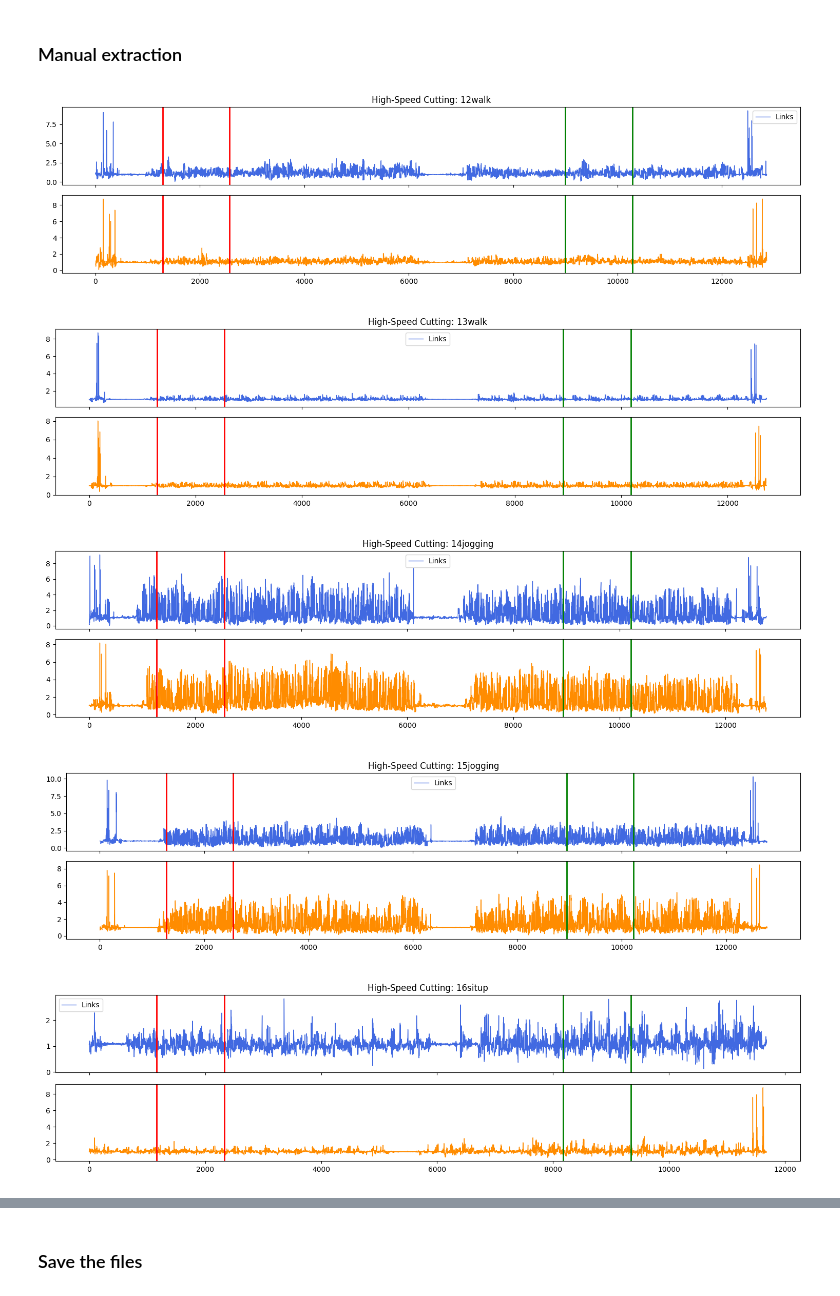
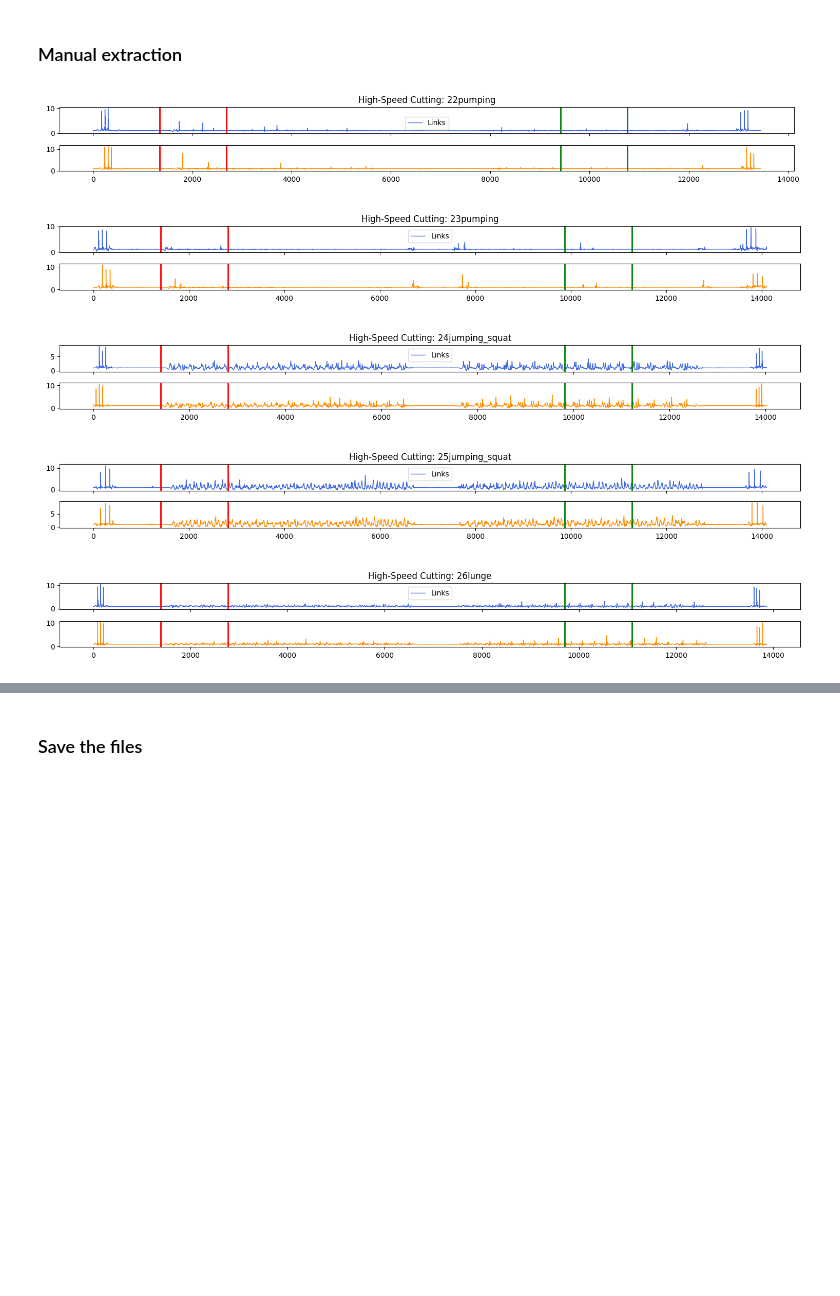
Before and after one commit to amilin23/HAR_Projekt, a Jupyter notebook: notebooks/sync_and_extract.ipynb, the cells around one changed output, grey strips where cells are left out. Drawn from its saved outputs; the diff is of its cells as text; code cells hidden in the pictures; blank space fills up the shorter version.

Commit message:
new data trimmed, small changes to config and file loading

```diff
--- a/notebooks/sync_and_extract.ipynb
+++ b/notebooks/sync_and_extract.ipynb
@@ -18,4 +18,6 @@ TRIMMED_DATA_ROOT
 # %%
-filenames = os.listdir(TRIMMED_DATA_ROOT)
+existing = [filename[:2] for filename in os.listdir(ACTIVE_SECTIONS_DATA_ROOT)]
+filenames = [filename for filename in os.listdir(TRIMMED_DATA_ROOT) if filename[:2] not in existing]
+remaining = [name[:2] for i, name in enumerate(filenames) if i % 2 != 1]
 filenames
 # %% [output]
@@ -69,6 +71,6 @@ dfs[0][0]
 ### Synchronisation
 # %%
 for dfL, dfR in dfs:
-    dfL["acc_mag"] = accel_mag_from_df(dfL)
-    dfR["acc_mag"] = accel_mag_from_df(dfR)
-dfs_synced = [simple_clap_sync(dfL, dfR, search_sec=10) for dfL, dfR in dfs]
+    dfL["acc_mag"] = accel_magnitude(dfL)
+    dfR["acc_mag"] = accel_magnitude(dfR)
+dfs_synced = [simple_clap_sync(dfL, dfR, search_samples=10*Config.fs)[:2] for dfL, dfR in dfs]
@@ -105,7 +96,7 @@ class FourLineCutter:
         self.dfR = dfR
         self.feature_cols = ['ax', 'ay', 'az', 'gx', 'gy', 'gz']
 
-        self.fig, (self.ax1, self.ax2) = plt.subplots(2, 1, figsize=(15, 4), sharex=True)
+        self.fig, (self.ax1, self.ax2) = plt.subplots(2, 1, figsize=(15, 2), sharex=True)
 
         # Hintergründe plotten
         self.ax1.plot(dfL.index, dfL["acc_mag"], color="royalblue", lw=1, label="Links")
@@ -186,10 +177,10 @@ class FourLineCutter:
 # %% [markdown]
 ### Manual extraction
 # %%
-cutters = [FourLineCutter(dfL, dfR, str(id)+default_session_to_activity()[int(id)]) for id, (dfL, dfR) in enumerate(dfs_synced, start=12)]
+cutters = [FourLineCutter(dfL, dfR, id+default_session_to_activity()[str(id)]) for id, (dfL, dfR) in zip(remaining, dfs_synced)]
 # %% [output]
-[figure, old version]
+[figure, new version]
-[figure, old version]
+[figure, new version]
-[figure, old version]
+[figure, new version]
-[figure, old version]
+[figure, new version]
-[figure, old version]
+[figure, new version]
```
Also changed, not shown: parts of 6 cells of this notebook, 45 other files.
